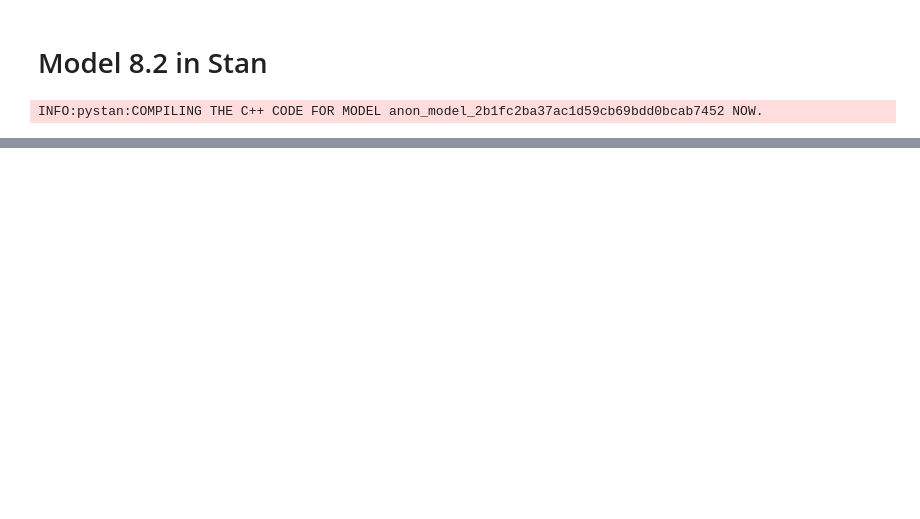
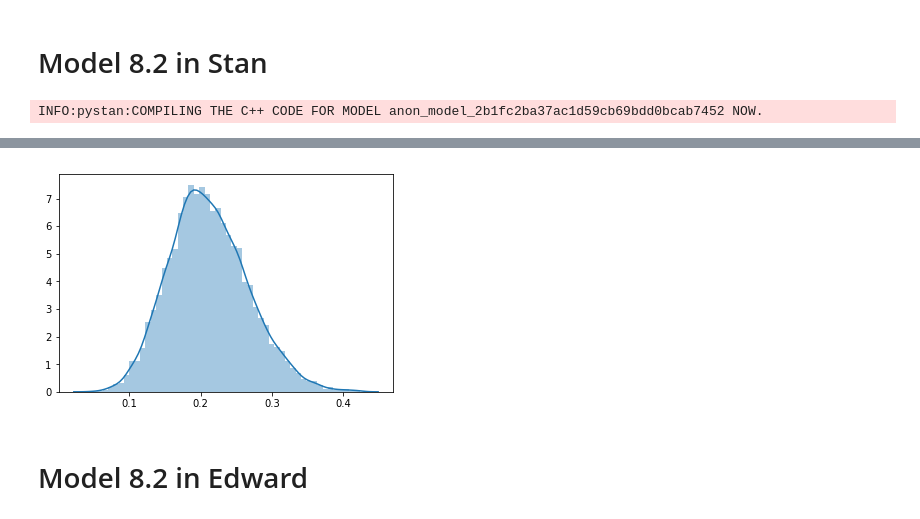
Before and after one commit to LBrinkmann/doing_bayesian_da, a Jupyter notebook: chapter_8/pystan_vs_edward.ipynb, the cells around one changed output, grey strips where cells are left out. Cells and saved outputs as stored; diff of their text form; code cells hidden in the pictures; blank space fills up the shorter version.

Commit message:
add edward_playground

```diff
--- a/chapter_8/pystan_vs_edward.ipynb
+++ b/chapter_8/pystan_vs_edward.ipynb
@@ -48,0 +55,8 @@ fit = model.sampling(data=dict(N=5, y=[1, 1, 0, 1, 0]))
+# %%
+plt.close('all')
+sns.distplot(sample_data[:,:,0].flatten())
+plt.show()
+# %% [output]
+[figure, added]
+# %% [markdown]
+# Model 8.2 in Edward
```
Also changed, not shown: parts of 15 cells of this notebook, 4 other files.
